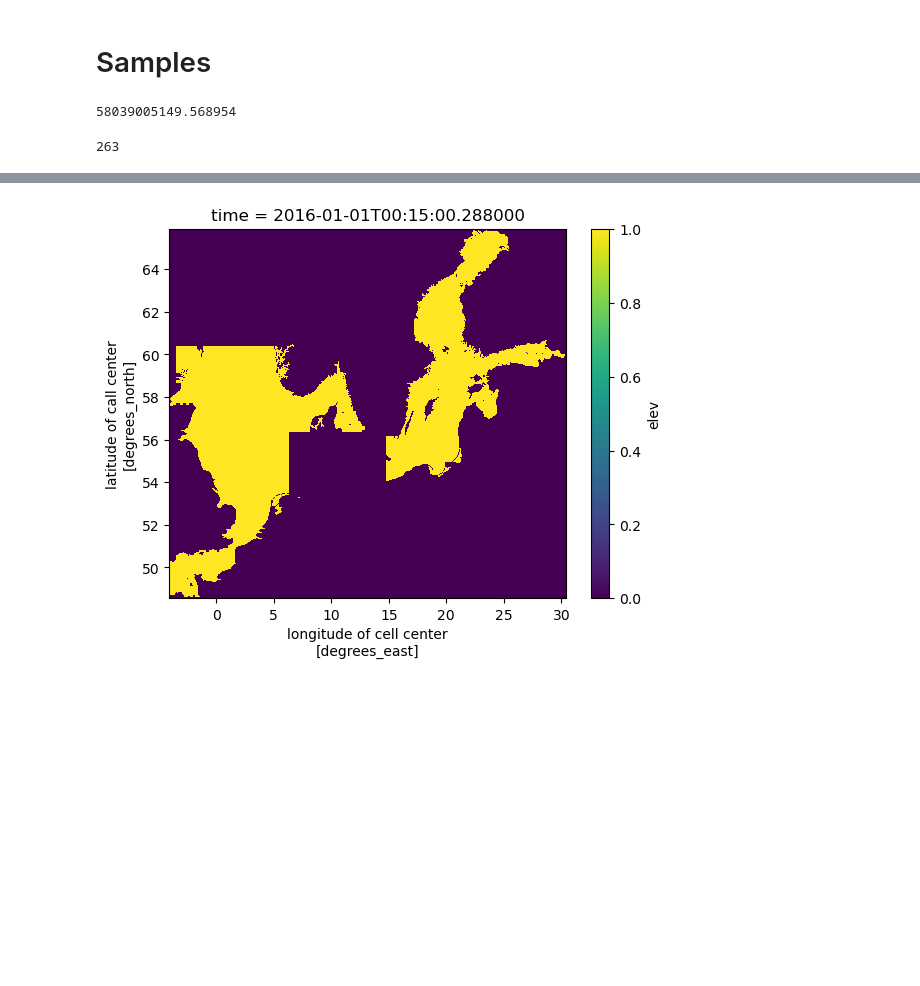
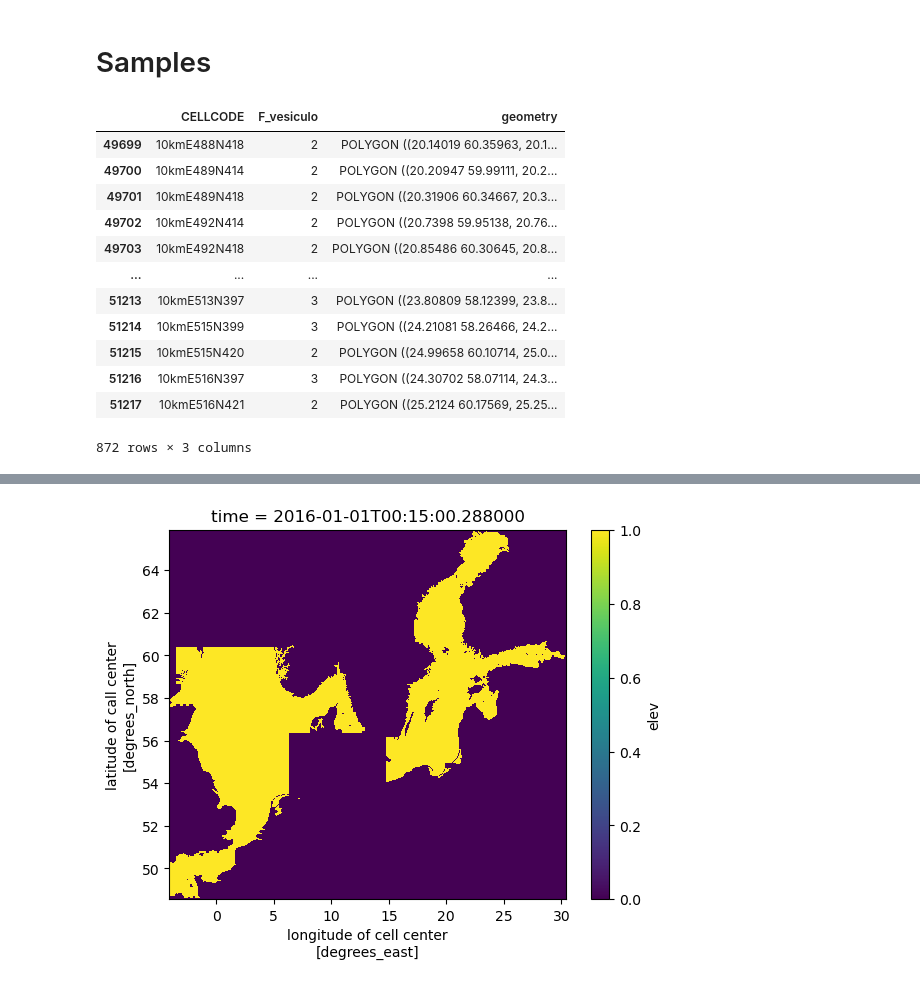
Before and after one commit to geomar-od-lagrange/2025_fucus-dispersal, a Jupyter notebook: notebooks/FucusDispersal.ipynb, the cells around one changed output, grey strips where cells are left out. Cells and saved outputs as stored; diff of their text form; code cells hidden in the pictures; blank space fills up the shorter version.

```diff
--- a/notebooks/FucusDispersal.ipynb
+++ b/notebooks/FucusDispersal.ipynb
@@ -204,17 +198,27 @@ def basemap(ax):
     ax.gridlines(draw_labels=["left", "bottom"], y_inline=False,)
     return ax
 # %%
-release_folder_path = "/gxfs_work/geomar/smomw597/2025_Fucus/2025_fucus-dispersal/output/ReleaseArea"
-release_area_path = Path(release_folder_path, "fucus_release_area.shx")
-gdf_release_area = gpd.read_file(release_area_path)
-cellcode = gdf_release_area.CELLCODE
-lat_site = gdf_release_area.geometry.centroid.y
-lon_site = gdf_release_area.geometry.centroid.x
+working_directory = Path("/gxfs_work/geomar/smomw597/2025_Fucus/2025_fucus-dispersal/Fucus_location_shp")
+location_file = Path(working_directory, "REDLIST_SIS_Macrophytes.shp")
+gdf_release_area = gpd.read_file(location_file)
+# %%
+gdf_release_area = gdf_release_area.drop(gdf_release_area[gdf_release_area.F_vesiculo ==0].index).to_crs(crs=ccrs.Geodetic()).assign(area_m2 = gdf_release_area.to_crs(crs=ccrs.AlbersEqualArea()).area)
+gdf_release_area = gdf_release_area[["CELLCODE", "F_vesiculo", "geometry"]]
+gdf_release_area
+# %% [output]
+|  | CELLCODE | F_vesiculo | geometry |
+| 49699 | 10kmE488N418 | 2 | POLYGON ((20.14019 60.35963, 20.1... |
+| 49700 | 10kmE489N414 | 2 | POLYGON ((20.20947 59.99111, 20.2... |
+| 49701 | 10kmE489N418 | 2 | POLYGON ((20.31906 60.34667, 20.3... |
+| 49702 | 10kmE492N414 | 2 | POLYGON ((20.7398 59.95138, 20.76... |
+| 49703 | 10kmE492N418 | 2 | POLYGON ((20.85486 60.30645, 20.8... |
+| ... | ... | ... | ... |
+| 51213 | 10kmE513N397 | 3 | POLYGON ((23.80809 58.12399, 23.8... |
+| 51214 | 10kmE515N399 | 3 | POLYGON ((24.21081 58.26466, 24.2... |
+| 51215 | 10kmE515N420 | 2 | POLYGON ((24.99658 60.10714, 25.0... |
+| 51216 | 10kmE516N397 | 3 | POLYGON ((24.30702 58.07114, 24.3... |
+| 51217 | 10kmE516N421 | 2 | POLYGON ((25.2124 60.17569, 25.25... |
+872 rows × 3 columns
 # %%
-total_release_area = gdf_release_area.to_crs(crs=ccrs.AlbersEqualArea()).area.sum()
-cumulative_release_area = gdf_release_area.to_crs(crs=ccrs.AlbersEqualArea()).area.cumsum()
 n_release_cells = gdf_release_area.shape[0]
-n_particles = n_release_cells*number_particles_per_cell
-total_release_area
+n_particles = n_release_cells*n_particles_per_cell
-# %% [output]
-58039005149.568954
@@ -223,4 +224,0 @@ rand_area = np.random.rand()*total_release_area
-# %%
-cumulative_release_area.where(rand_area > cumulative_release_area).argmax()
-# %% [output]
-263
```
Also changed, not shown: parts of 38 cells of this notebook.
